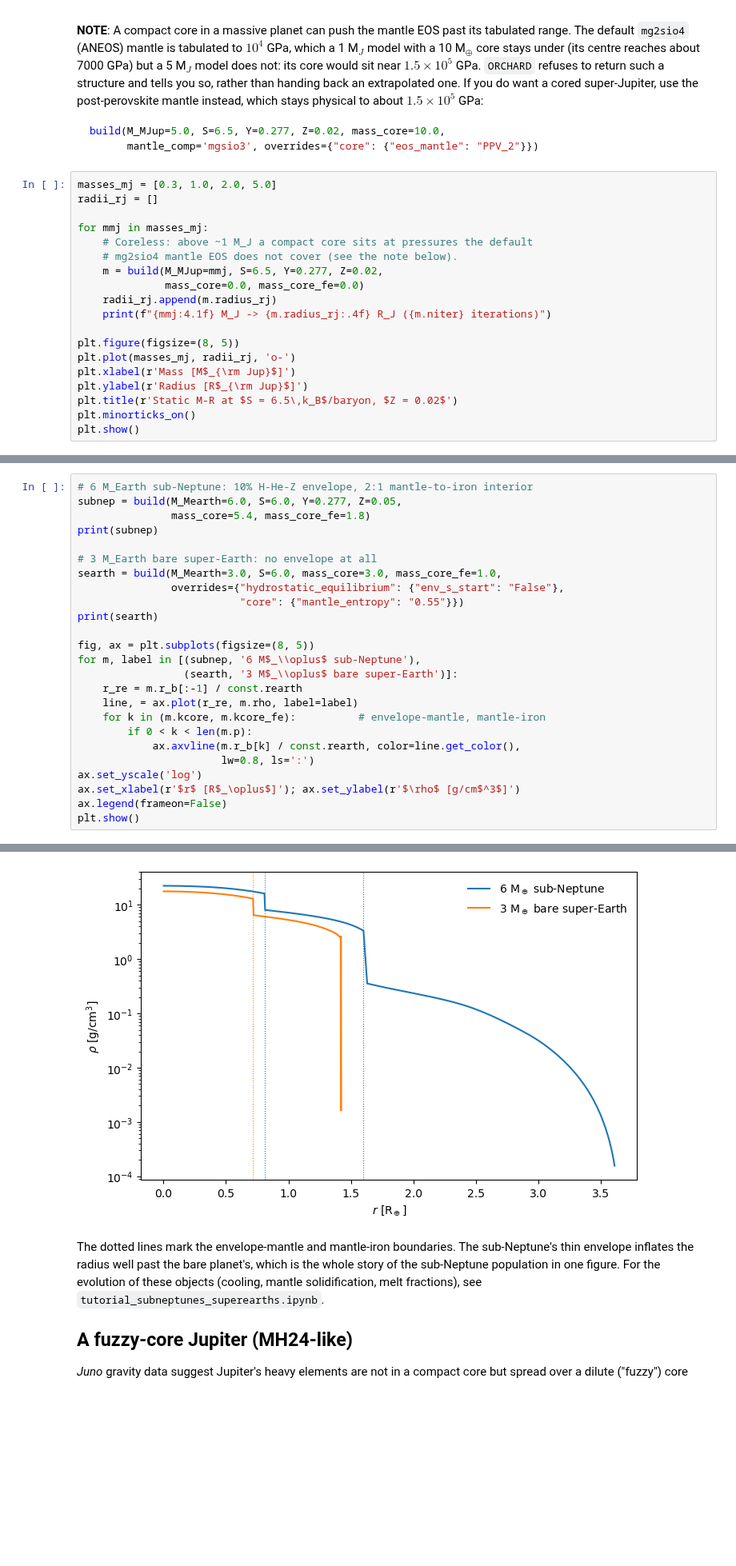
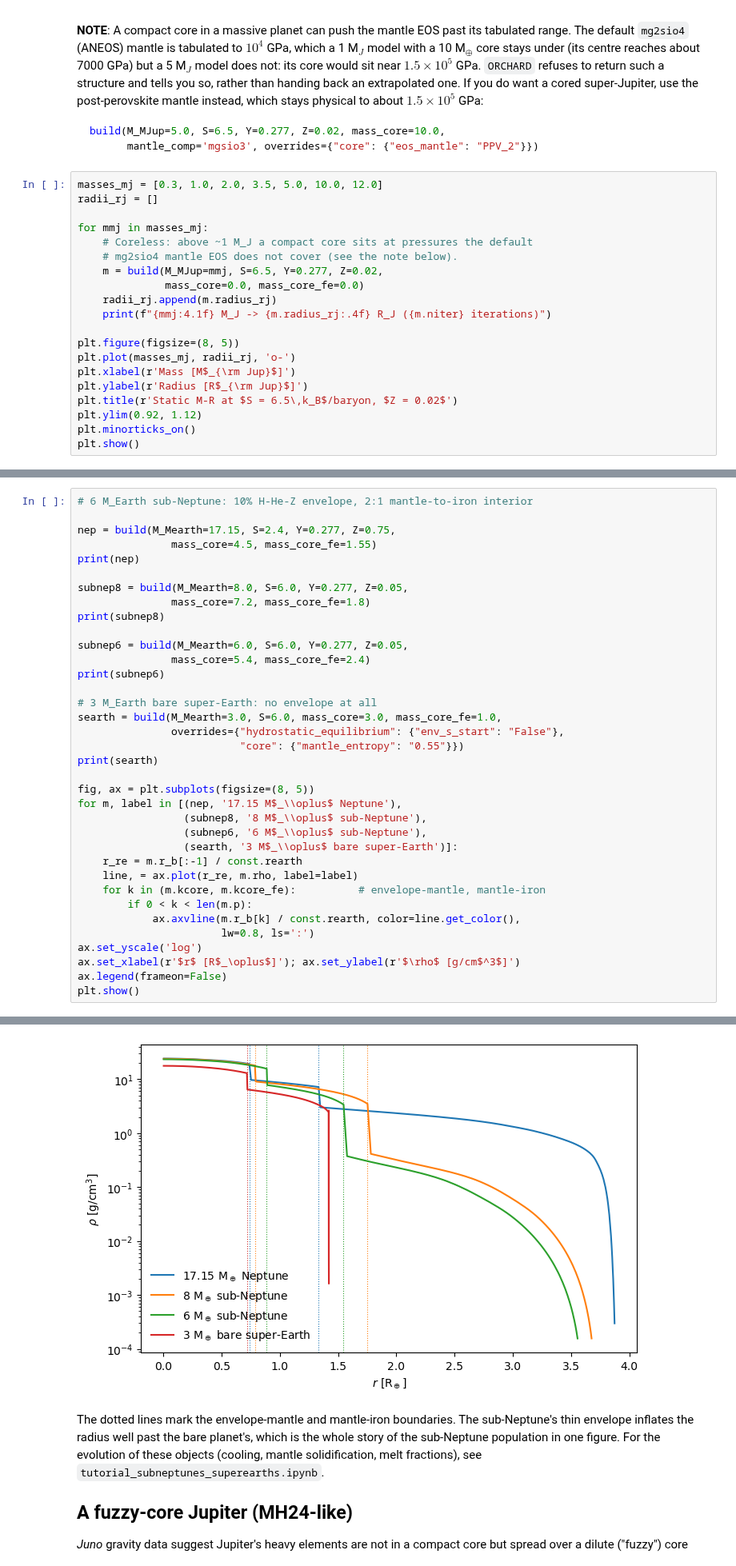
Before and after one commit to robtejada/orchard-public, a Jupyter notebook: tutorial_static_structures.ipynb, the cells around one changed output, grey strips where cells are left out. Shown at 80% size. Drawn from its saved outputs; the diff is of its cells as text; blank space fills up the shorter version.

````diff
--- a/tutorial_static_structures.ipynb
+++ b/tutorial_static_structures.ipynb
@@ -86,7 +88,7 @@ build(M_MJup=5.0, S=6.5, Y=0.277, Z=0.02, mass_core=10.0,
       mantle_comp='mgsio3', overrides={"core": {"eos_mantle": "PPV_2"}})
 ```
 # %%
-masses_mj = [0.3, 1.0, 2.0, 5.0]
+masses_mj = [0.3, 1.0, 2.0, 3.5, 5.0, 10.0, 12.0]
 radii_rj = []
 
 for mmj in masses_mj:
@@ -102,6 +104,7 @@ plt.plot(masses_mj, radii_rj, 'o-')
 plt.xlabel(r'Mass [M$_{\rm Jup}$]')
 plt.ylabel(r'Radius [R$_{\rm Jup}$]')
 plt.title(r'Static M-R at $S = 6.5\,k_B$/baryon, $Z = 0.02$')
+plt.ylim(0.92, 1.12)
 plt.minorticks_on()
 plt.show()
 # %% [output]
@@ -134,8 +139,17 @@ Static structures are not just for gas giants. A sub-Neptune is a rocky interior
 # %%
 # 6 M_Earth sub-Neptune: 10% H-He-Z envelope, 2:1 mantle-to-iron interior
-subnep = build(M_Mearth=6.0, S=6.0, Y=0.277, Z=0.05,
-               mass_core=5.4, mass_core_fe=1.8)
-print(subnep)
+
+nep = build(M_Mearth=17.15, S=2.4, Y=0.277, Z=0.75,
+               mass_core=4.5, mass_core_fe=1.55)
+print(nep)
+
+subnep8 = build(M_Mearth=8.0, S=6.0, Y=0.277, Z=0.05,
+               mass_core=7.2, mass_core_fe=1.8)
+print(subnep8)
+
+subnep6 = build(M_Mearth=6.0, S=6.0, Y=0.277, Z=0.05,
+               mass_core=5.4, mass_core_fe=2.4)
+print(subnep6)
 
 # 3 M_Earth bare super-Earth: no envelope at all
 searth = build(M_Mearth=3.0, S=6.0, mass_core=3.0, mass_core_fe=1.0,
@@ -144,7 +158,9 @@ searth = build(M_Mearth=3.0, S=6.0, mass_core=3.0, mass_core_fe=1.0,
 print(searth)
 
 fig, ax = plt.subplots(figsize=(8, 5))
-for m, label in [(subnep, '6 M$_\\oplus$ sub-Neptune'),
+for m, label in [(nep, '17.15 M$_\\oplus$ Neptune'),
+                 (subnep8, '8 M$_\\oplus$ sub-Neptune'),
+                 (subnep6, '6 M$_\\oplus$ sub-Neptune'),
                  (searth, '3 M$_\\oplus$ bare super-Earth')]:
     r_re = m.r_b[:-1] / const.rearth
     line, = ax.plot(r_re, m.rho, label=label)
@@ -163,7 +185,7 @@ StaticModel: M = 6.00 M_E (0.019 M_J), R = 0.3292 R_J (3.608 R_E), P_c = 22.1 Mb
 Loading EOS ...
 Ready!
 StaticModel: M = 3.00 M_E (0.009 M_J), R = 0.1296 R_J (1.420 R_E), P_c = 10.9 Mbar, T_c = 12073 K, 80 iterations
-[figure, old version]
+[figure, new version]
 # %% [markdown]
 The dotted lines mark the envelope-mantle and mantle-iron boundaries. The sub-Neptune's thin envelope inflates the radius well past the bare planet's, which is the whole story of the sub-Neptune population in one figure. For the evolution of these objects (cooling, mantle solidification, melt fractions), see `tutorial_subneptunes_superearths.ipynb`.
 
````
Also changed, not shown: parts of 5 cells of this notebook.
